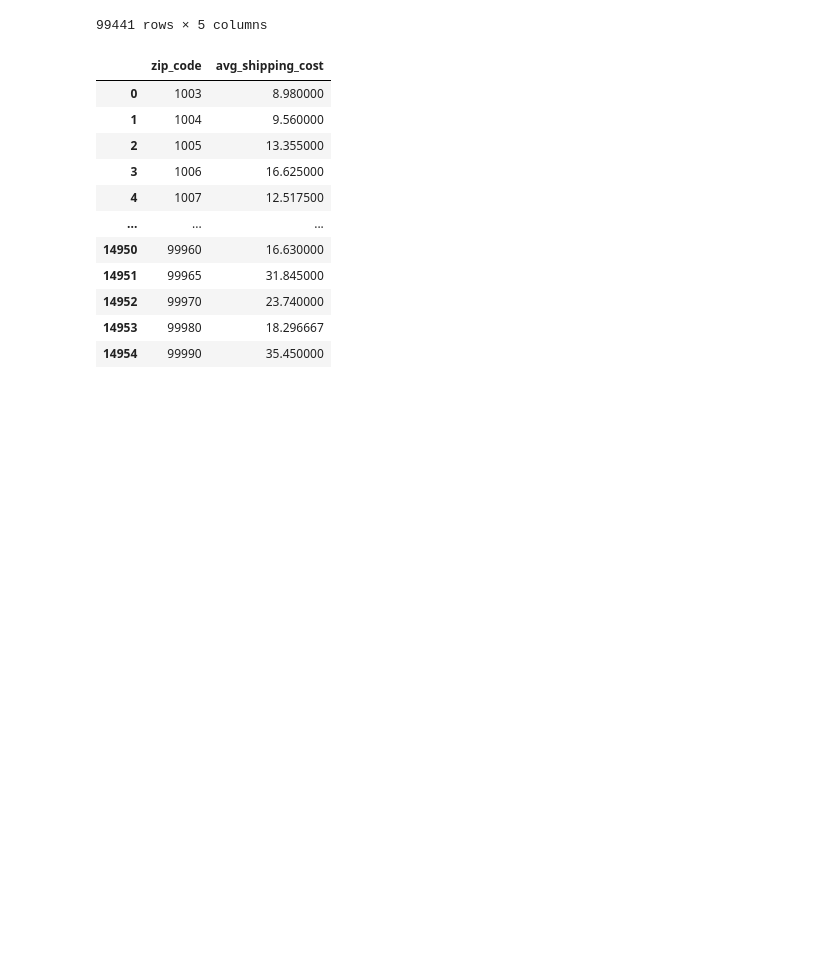
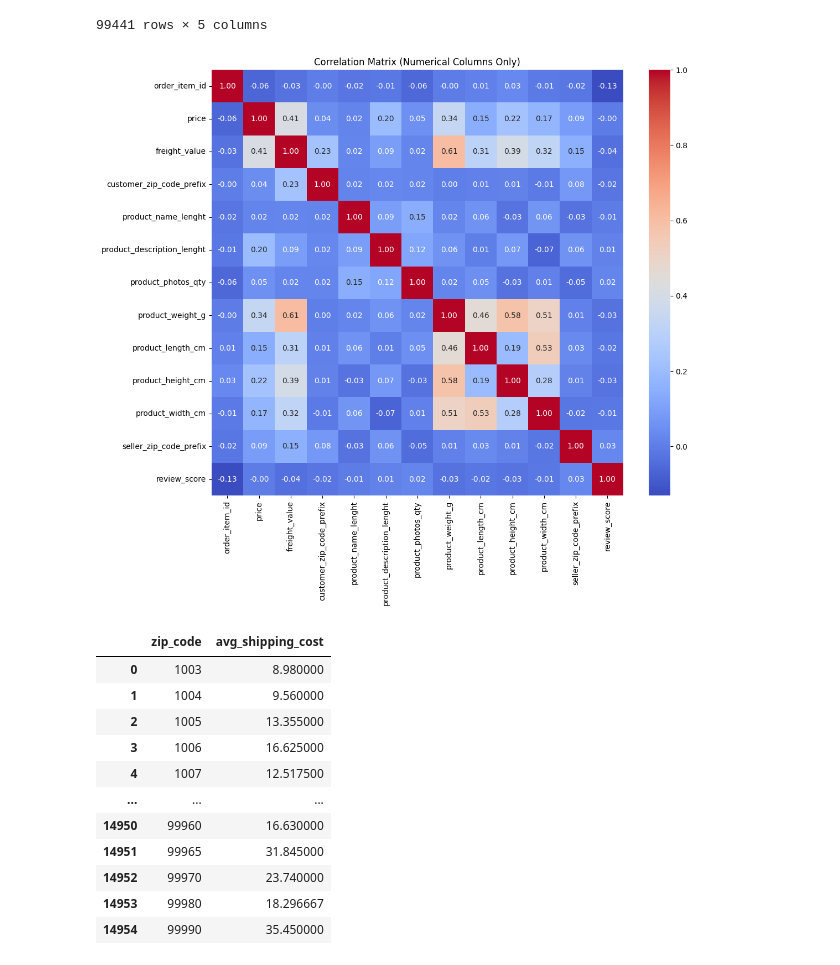
Before and after one commit to AyushNigam-1/ML-Projects, a Jupyter notebook: Olist_Dynamic_Price/main.ipynb, the cells around one changed output. Saved outputs shown, nothing was run; the diff lists cells and outputs as text; code cells hidden in the pictures; blank space fills up the shorter version.

Commit message:
Performed More Data Analysis

```diff
--- a/Olist_Dynamic_Price/main.ipynb
+++ b/Olist_Dynamic_Price/main.ipynb
@@ -72,6 +117,39 @@ customers
 | 99439 | 56b18e2166679b8a959d72dd06da27f9 | 73c2643a0a458b49f58cea58833b192e | 92120 | canoas | RS |
 | 99440 | 274fa6071e5e17fe303b9748641082c8 | 84732c5050c01db9b23e19ba39899398 | 6703 | cotia | SP |
 99441 rows × 5 columns
+# %%
+import pandas as pd
+import matplotlib.pyplot as plt
+import seaborn as sns
+
+# Load the datasets
+customers = pd.read_csv("Dataset/customers.csv")
+geolocation = pd.read_csv('Dataset/geolocation.csv')
+products = pd.read_csv('Dataset/products.csv')
+orders = pd.read_csv('Dataset/orders.csv')
+sellers = pd.read_csv('Dataset/sellers.csv')
+order_items = pd.read_csv('Dataset/order_items.csv')
+category = pd.read_csv('Dataset/product_name.csv')
+reviews = pd.read_csv('Dataset/reviews.csv')
+
+# Merge datasets to create a comprehensive dataset
+merged_data = orders.merge(order_items, on='order_id')
+merged_data = merged_data.merge(customers, on='customer_id')
+merged_data = merged_data.merge(products, on='product_id')
+merged_data = merged_data.merge(sellers, on='seller_id')
+merged_data = merged_data.merge(reviews, on='order_id', how='left')
+
+numerical_columns = merged_data.select_dtypes(include=['number']).columns
+numerical_data = merged_data[numerical_columns]
+
+correlation_matrix = numerical_data.corr()
+
+plt.figure(figsize=(12, 10))
+sns.heatmap(correlation_matrix, annot=True, cmap='coolwarm', fmt='.2f')
+plt.title('Correlation Matrix (Numerical Columns Only)')
+plt.show()
+# %% [output]
+[figure, added]
 # %%
 orders_with_customer_location = orders.merge(customers,on='customer_id')
 # %%
```
Also changed, not shown: parts of 17 cells of this notebook, 2 other files.
